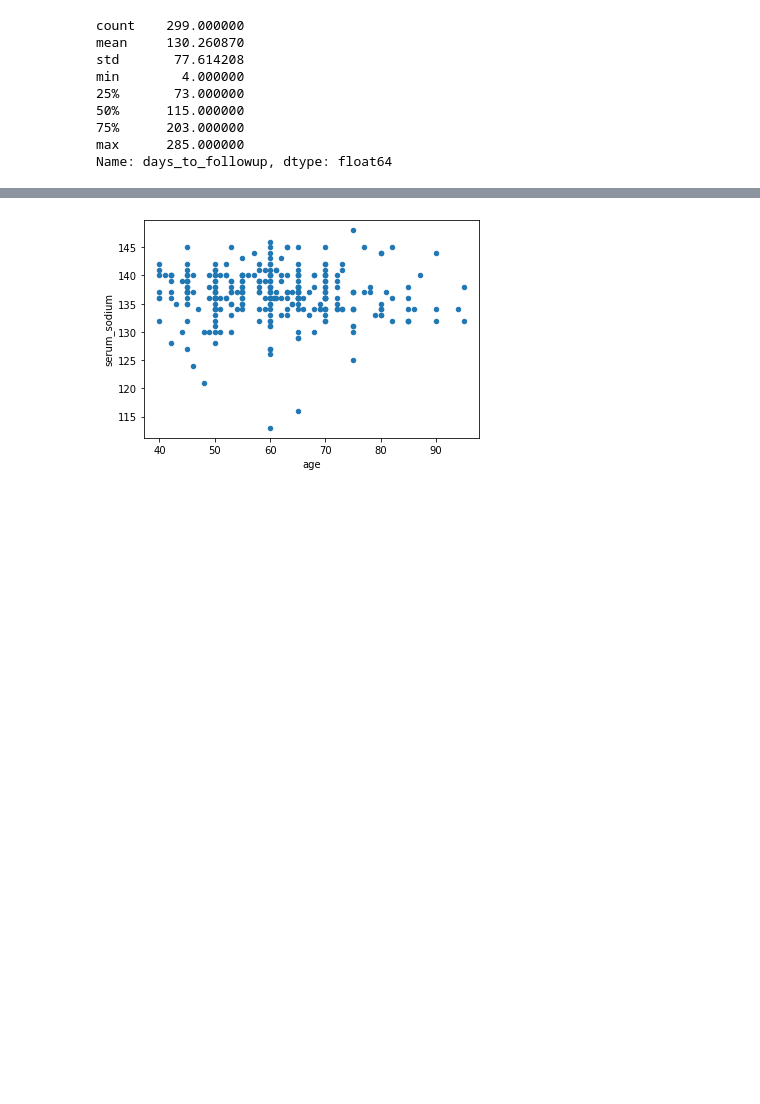
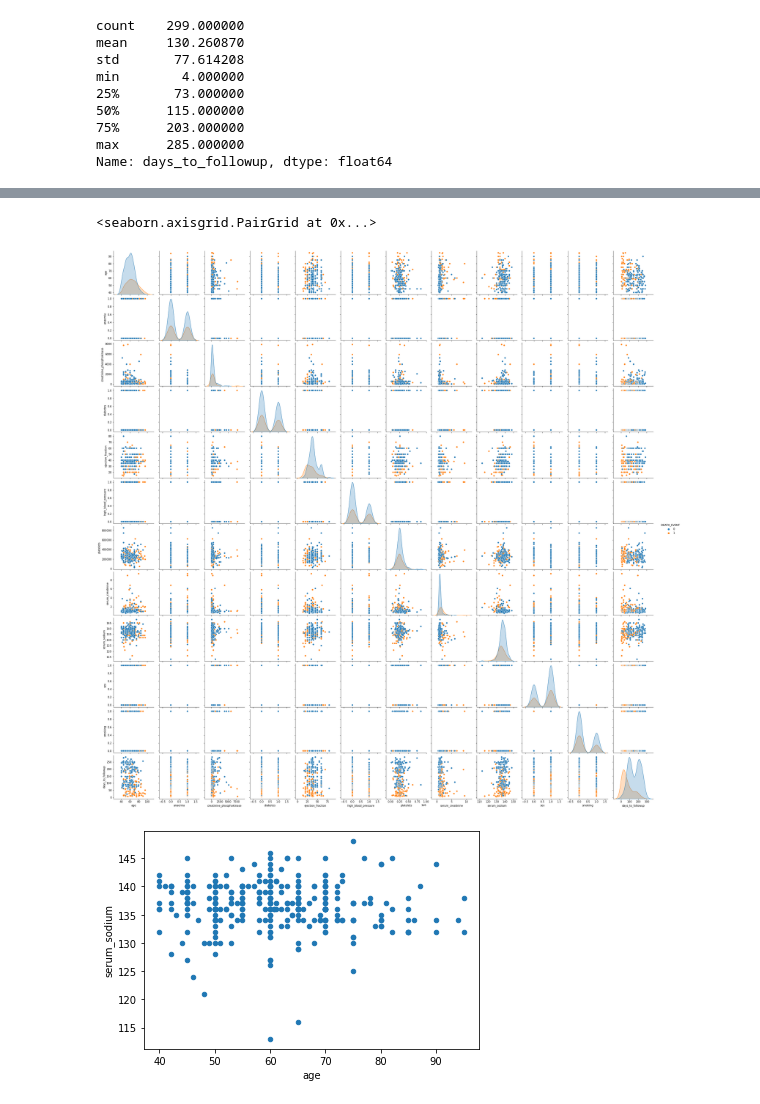
Before and after one commit to divtummala/springboard, a Jupyter notebook: Capstone/heart_mortality_predict.ipynb, the cells around one changed output, grey strips where cells are left out. Cells and saved outputs as stored; diff of their text form; code cells hidden in the pictures; blank space fills up the shorter version.

```diff
--- a/Capstone/heart_mortality_predict.ipynb
+++ b/Capstone/heart_mortality_predict.ipynb
@@ -96,3 +111,8 @@ plt.subplots_adjust(hspace=0.5);
+# %%
+sns.pairplot(data, hue='DEATH_EVENT')
+# %% [output]
+<seaborn.axisgrid.PairGrid at 0x...>
+[figure, added]
 # %%
 data.plot(x='age', y='serum_sodium', kind='scatter');
 # %% [output]
```
Also changed, not shown: parts of 12 cells of this notebook.
